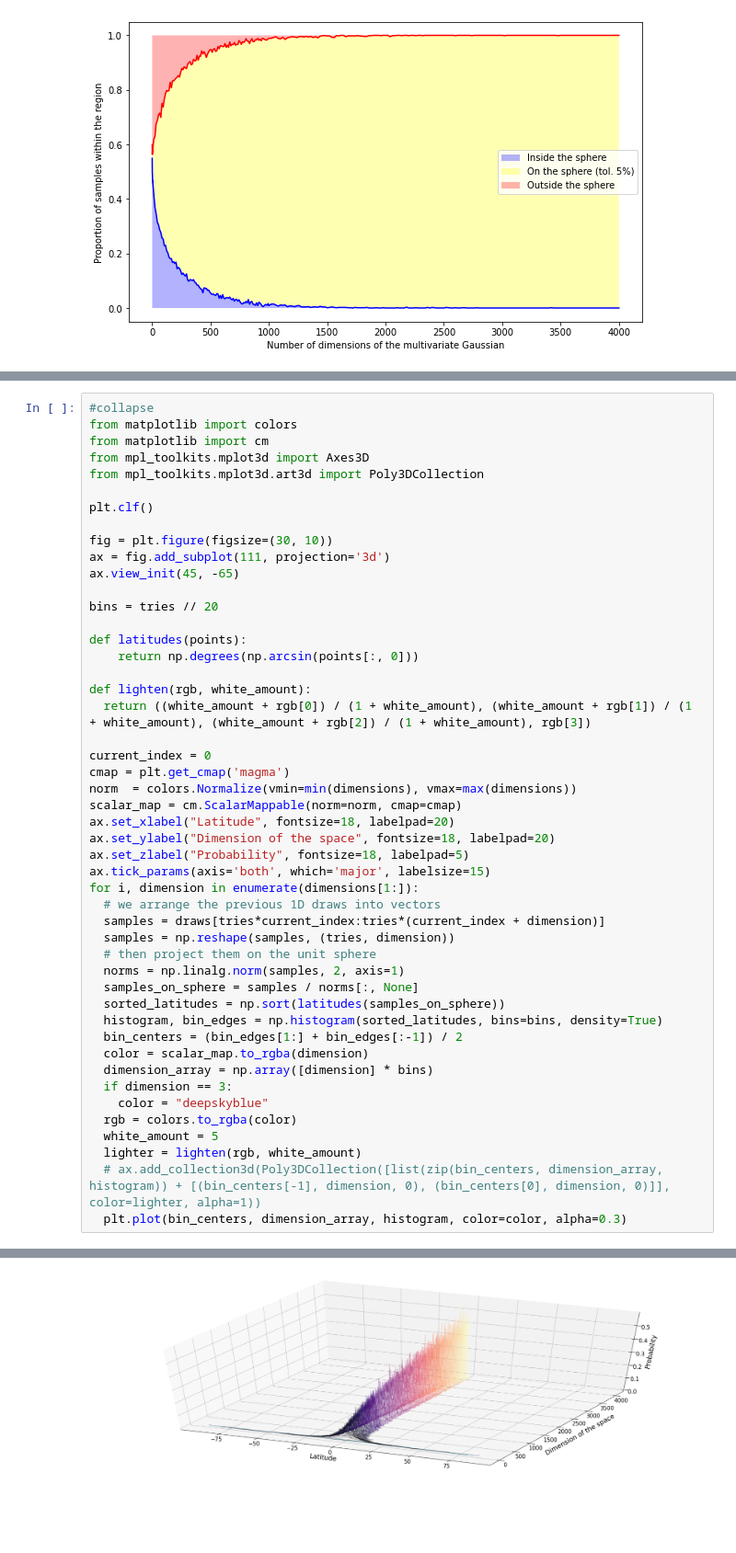
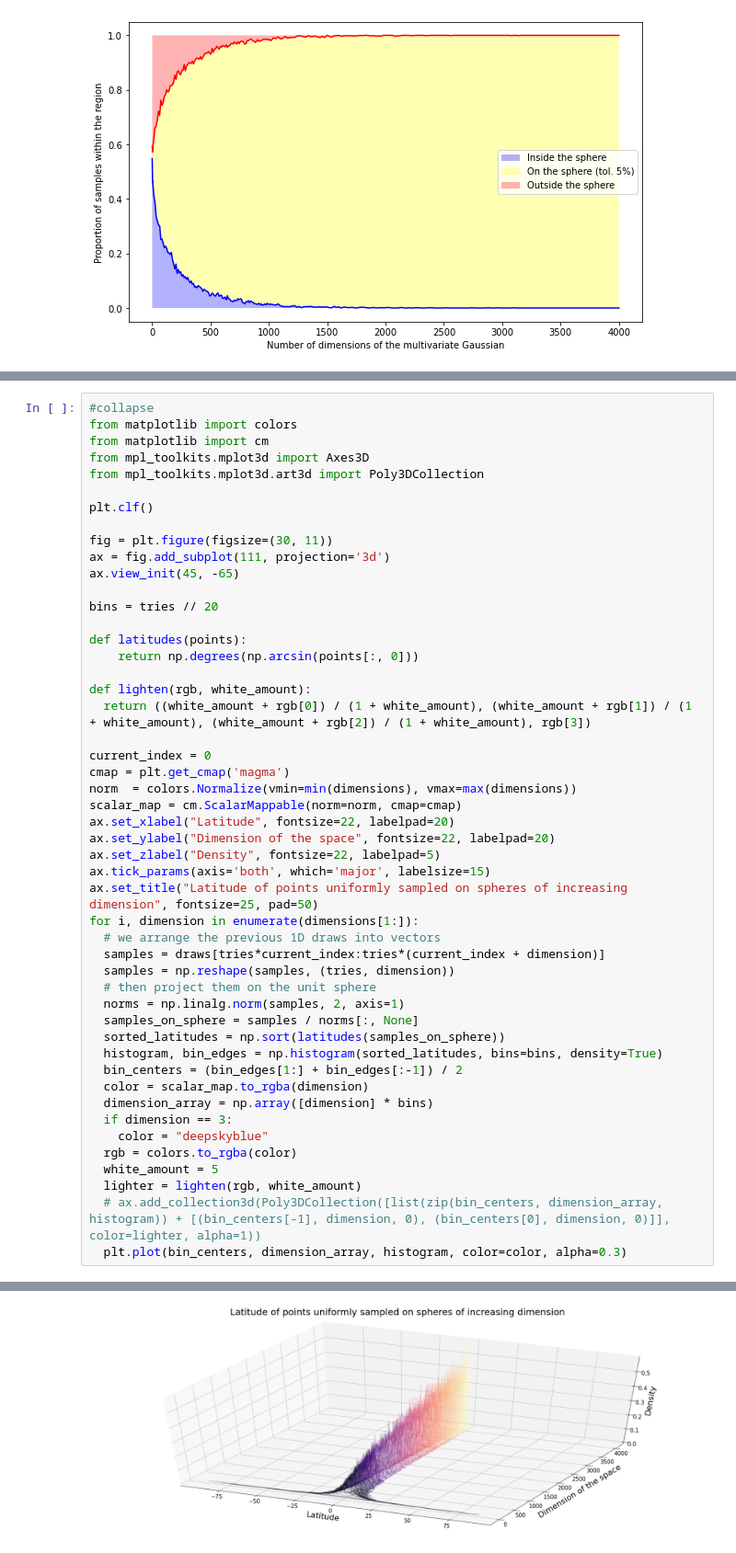
Before and after one commit to TevenLeScao/blog, a Jupyter notebook: _notebooks/2020-06-18-JL-Lemma-+-Linformer.ipynb, the cells around one changed output, grey strips where cells are left out. Shown: that part at 92% size. Saved outputs shown, nothing was run; the diff lists cells and outputs as text; blank space fills up the shorter version.

```diff
--- a/_notebooks/2020-06-18-JL-Lemma-+-Linformer.ipynb
+++ b/_notebooks/2020-06-18-JL-Lemma-+-Linformer.ipynb
@@ -93,7 +93,7 @@ from mpl_toolkits.mplot3d.art3d import Poly3DCollection
 
 plt.clf()
 
-fig = plt.figure(figsize=(30, 10))
+fig = plt.figure(figsize=(30, 11))
 ax = fig.add_subplot(111, projection='3d')
 ax.view_init(45, -65)
 
@@ -104,35 +104,36 @@ def latitudes(points):
 
 def lighten(rgb, white_amount):
   return ((white_amount + rgb[0]) / (1 + white_amount), (white_amount + rgb[1]) / (1 + white_amount), (white_amount + rgb[2]) / (1 + white_amount), rgb[3])
 
 current_index = 0
 cmap = plt.get_cmap('magma')
 norm  = colors.Normalize(vmin=min(dimensions), vmax=max(dimensions))
 scalar_map = cm.ScalarMappable(norm=norm, cmap=cmap)
-ax.set_xlabel("Latitude", fontsize=18, labelpad=20)
-ax.set_ylabel("Dimension of the space", fontsize=18, labelpad=20)
-ax.set_zlabel("Probability", fontsize=18, labelpad=5)
+ax.set_xlabel("Latitude", fontsize=22, labelpad=20)
+ax.set_ylabel("Dimension of the space", fontsize=22, labelpad=20)
+ax.set_zlabel("Density", fontsize=22, labelpad=5)
 ax.tick_params(axis='both', which='major', labelsize=15)
+ax.set_title("Latitude of points uniformly sampled on spheres of increasing dimension", fontsize=25, pad=50)
 for i, dimension in enumerate(dimensions[1:]):
   # we arrange the previous 1D draws into vectors
   samples = draws[tries*current_index:tries*(current_index + dimension)]
   samples = np.reshape(samples, (tries, dimension))
   # then project them on the unit sphere
   norms = np.linalg.norm(samples, 2, axis=1)
   samples_on_sphere = samples / norms[:, None]
   sorted_latitudes = np.sort(latitudes(samples_on_sphere))
   histogram, bin_edges = np.histogram(sorted_latitudes, bins=bins, density=True)
   bin_centers = (bin_edges[1:] + bin_edges[:-1]) / 2
   color = scalar_map.to_rgba(dimension)
   dimension_array = np.array([dimension] * bins)
   if dimension == 3:
     color = "deepskyblue"
   rgb = colors.to_rgba(color)
   white_amount = 5
   lighter = lighten(rgb, white_amount)
   # ax.add_collection3d(Poly3DCollection([list(zip(bin_centers, dimension_array, histogram)) + [(bin_centers[-1], dimension, 0), (bin_centers[0], dimension, 0)]], color=lighter, alpha=1))
   plt.plot(bin_centers, dimension_array, histogram, color=color, alpha=0.3)
 # %% [output]
 <Figure size 432x288 with 0 Axes>
-[figure, old version]
+[figure, new version]
 # %% [markdown]
```
Also changed, not shown: parts of 5 cells of this notebook.
